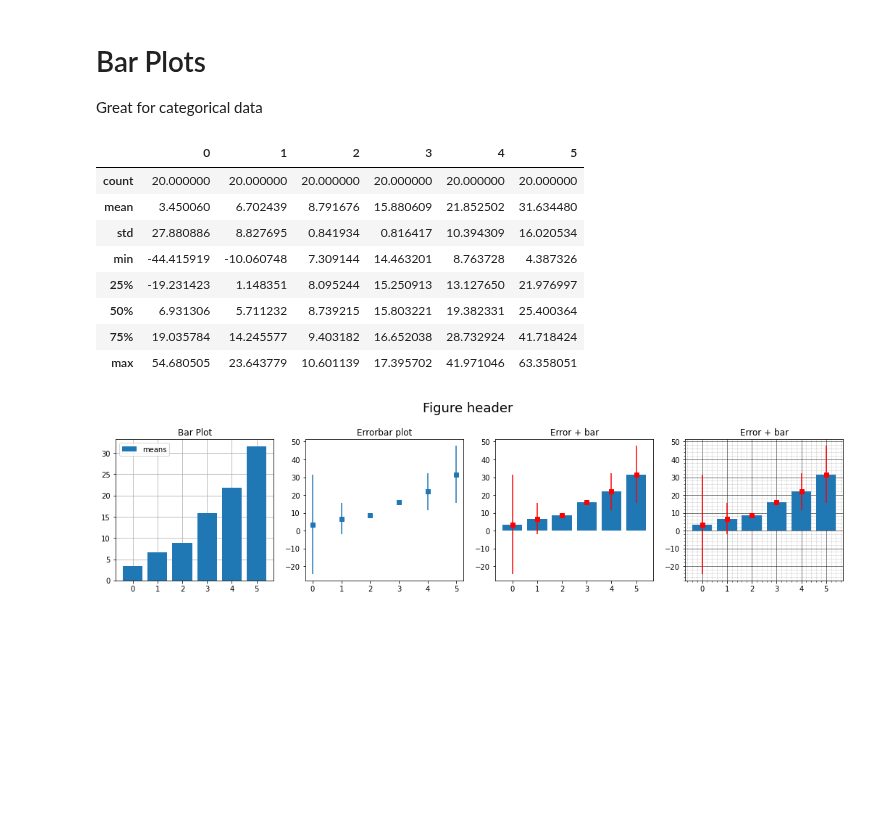
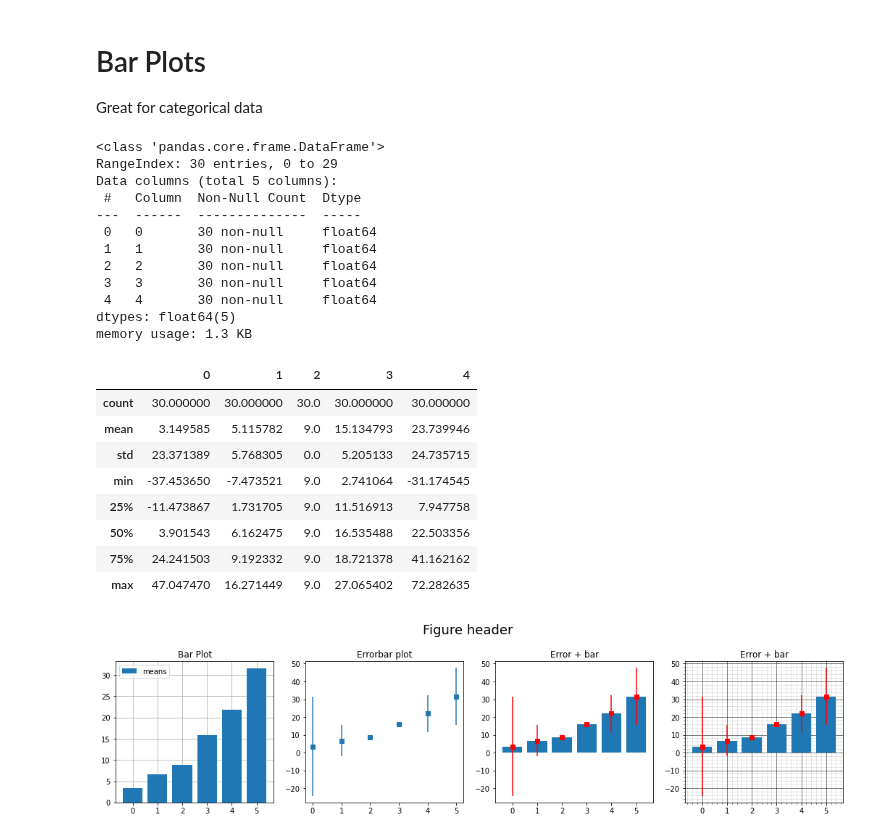
Before and after one commit to tomafischer/ai_geeks, a Jupyter notebook: statistics/Plot_snippets.ipynb, the cells around one changed output. Drawn from its saved outputs; the diff is of its cells as text; code cells hidden in the pictures; blank space fills up the shorter version.

```diff
--- a/statistics/Plot_snippets.ipynb
+++ b/statistics/Plot_snippets.ipynb
@@ -26,17 +26,30 @@ for i in range(cols):
   data[:,i] = 25 * np.random.randn(rows) * (2*i/(cols-1)-1)**2 + (i+1)**2
 # %%
 data_pd = pd.DataFrame(data = data)
+data_pd.info()
 data_pd.describe()
 # %% [output]
+<class 'pandas.core.frame.DataFrame'>
+RangeIndex: 30 entries, 0 to 29
+Data columns (total 5 columns):
+ #   Column  Non-Null Count  Dtype
+---  ------  --------------  -----
+ 0   0       30 non-null     float64
+ 1   1       30 non-null     float64
+ 2   2       30 non-null     float64
+ 3   3       30 non-null     float64
+ 4   4       30 non-null     float64
+dtypes: float64(5)
+memory usage: 1.3 KB
-|  | 0 | 1 | 2 | 3 | 4 | 5 |
-| count | 20.000000 | 20.000000 | 20.000000 | 20.000000 | 20.000000 | 20.000000 |
-| mean | 3.450060 | 6.702439 | 8.791676 | 15.880609 | 21.852502 | 31.634480 |
-| std | 27.880886 | 8.827695 | 0.841934 | 0.816417 | 10.394309 | 16.020534 |
-| min | -44.415919 | -10.060748 | 7.309144 | 14.463201 | 8.763728 | 4.387326 |
-| 25% | -19.231423 | 1.148351 | 8.095244 | 15.250913 | 13.127650 | 21.976997 |
-| 50% | 6.931306 | 5.711232 | 8.739215 | 15.803221 | 19.382331 | 25.400364 |
-| 75% | 19.035784 | 14.245577 | 9.403182 | 16.652038 | 28.732924 | 41.718424 |
-| max | 54.680505 | 23.643779 | 10.601139 | 17.395702 | 41.971046 | 63.358051 |
+|  | 0 | 1 | 2 | 3 | 4 |
+| count | 30.000000 | 30.000000 | 30.0 | 30.000000 | 30.000000 |
+| mean | 3.149585 | 5.115782 | 9.0 | 15.134793 | 23.739946 |
+| std | 23.371389 | 5.768305 | 0.0 | 5.205133 | 24.735715 |
+| min | -37.453650 | -7.473521 | 9.0 | 2.741064 | -31.174545 |
+| 25% | -11.473867 | 1.731705 | 9.0 | 11.516913 | 7.947758 |
+| 50% | 3.901543 | 6.162475 | 9.0 | 16.535488 | 22.503356 |
+| 75% | 24.241503 | 9.192332 | 9.0 | 18.721378 | 41.162162 |
+| max | 47.047470 | 16.271449 | 9.0 | 27.065402 | 72.282635 |
 # %%
 fig, axs = plt.subplots(1,4, figsize= (18,4))
 # fig = plt.figure()
```
Also changed, not shown: parts of 3 cells of this notebook.
